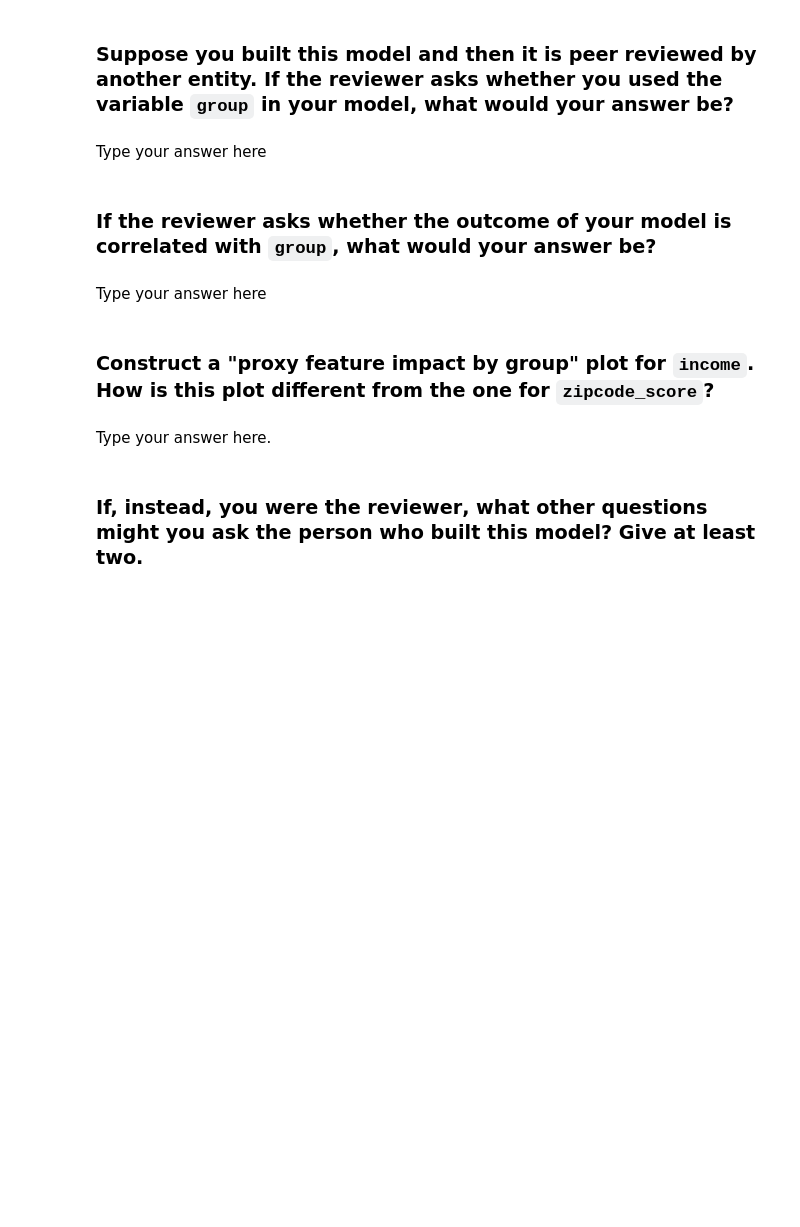
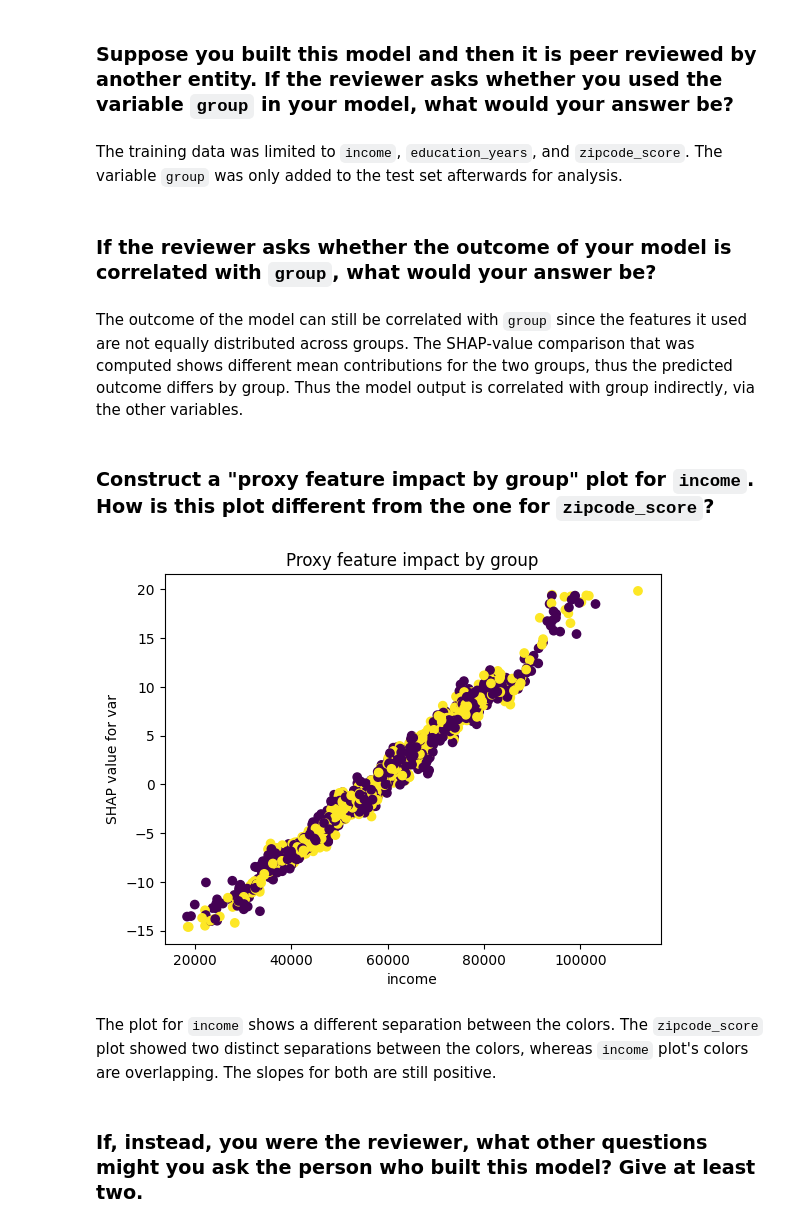
Before and after one commit to Mayank-Surti/code_3000, a Jupyter notebook: mod04_bias.ipynb, the cells around one changed output. Cells and saved outputs as stored; diff of their text form; code cells hidden in the pictures; blank space fills up the shorter version.

```diff
--- a/mod04_bias.ipynb
+++ b/mod04_bias.ipynb
@@ -93,17 +93,19 @@ Type your answer here
 # %% [markdown]
 ### Suppose you built this model and then it is peer reviewed by another entity. If the reviewer asks whether you used the variable `group` in your model, what would your answer be?
 # %% [markdown]
-Type your answer here
+The training data was limited to `income`, `education_years`, and `zipcode_score`. The variable `group` was only added to the test set afterwards for analysis.
 # %% [markdown]
 ### If the reviewer asks whether the outcome of your model is correlated with `group`, what would your answer be?
 # %% [markdown]
-Type your answer here
+The outcome of the model can still be correlated with `group` since the features it used are not equally distributed across groups. The SHAP‑value comparison that was computed shows different mean contributions for the two groups, thus the predicted outcome differs by group. Thus the model output is correlated with group indirectly, via the other variables.
 # %% [markdown]
 ### Construct a "proxy feature impact by group" plot for `income`. How is this plot different from the one for `zipcode_score`?
 # %%
-Type your code here.
+plot_shap("income")
+# %% [output]
+[figure, added]
 # %% [markdown]
-Type your answer here.
+The plot for `income` shows a different separation between the colors. The `zipcode_score` plot showed two distinct separations between the colors, whereas `income` plot's colors are overlapping. The slopes for both are still positive.
 # %% [markdown]
 ### If, instead, you were the **reviewer**, what other questions might you ask the person who built this model? Give at least two.
 # %% [markdown]
```
Also changed, not shown: parts of 2 cells of this notebook.
